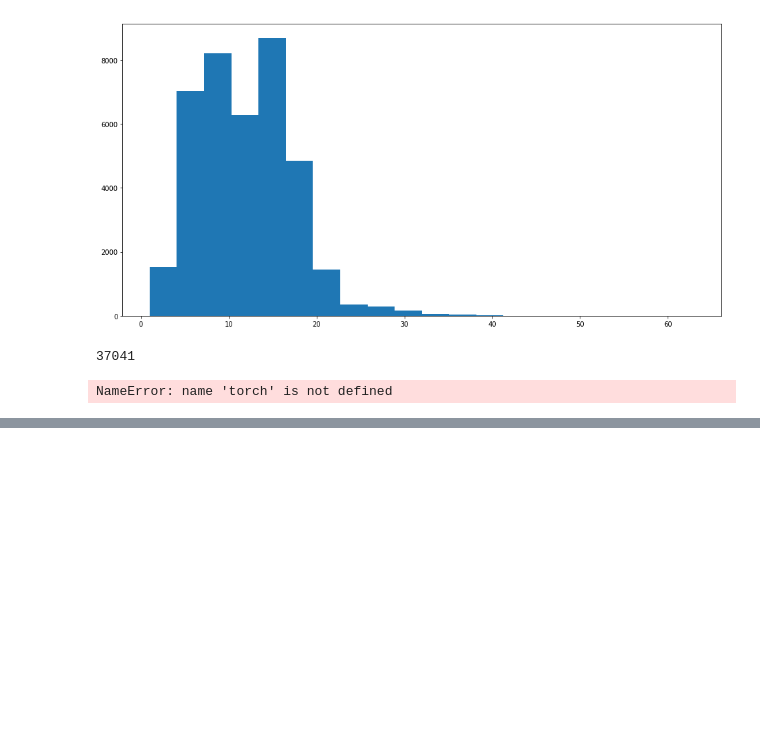
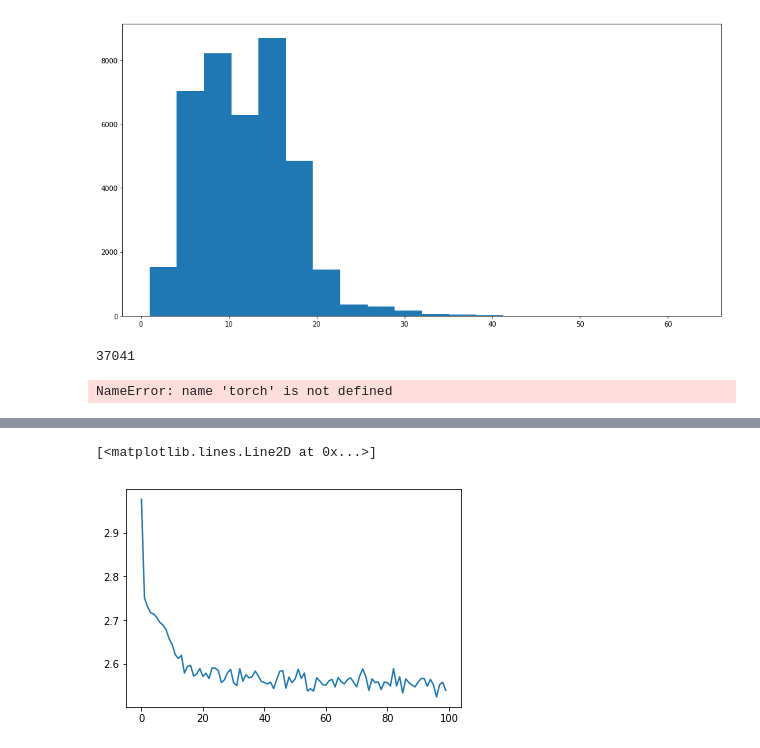
Before and after one commit to Sdernal/TextNormalization, a Jupyter notebook: WithPytorch/Experiments.ipynb, the cells around one changed output, grey strips where cells are left out. Drawn from its saved outputs; the diff is of its cells as text; code cells hidden in the pictures; blank space fills up the shorter version.

```diff
--- a/WithPytorch/Experiments.ipynb
+++ b/WithPytorch/Experiments.ipynb
@@ -61,0 +151,5 @@ output = loss(output, target)
+# %%
+plt.plot(train_losses_all)
+# %% [output]
+[<matplotlib.lines.Line2D at 0x...>]
+[figure, added]
```
Also changed, not shown: parts of 10 cells of this notebook, 4 other files.
